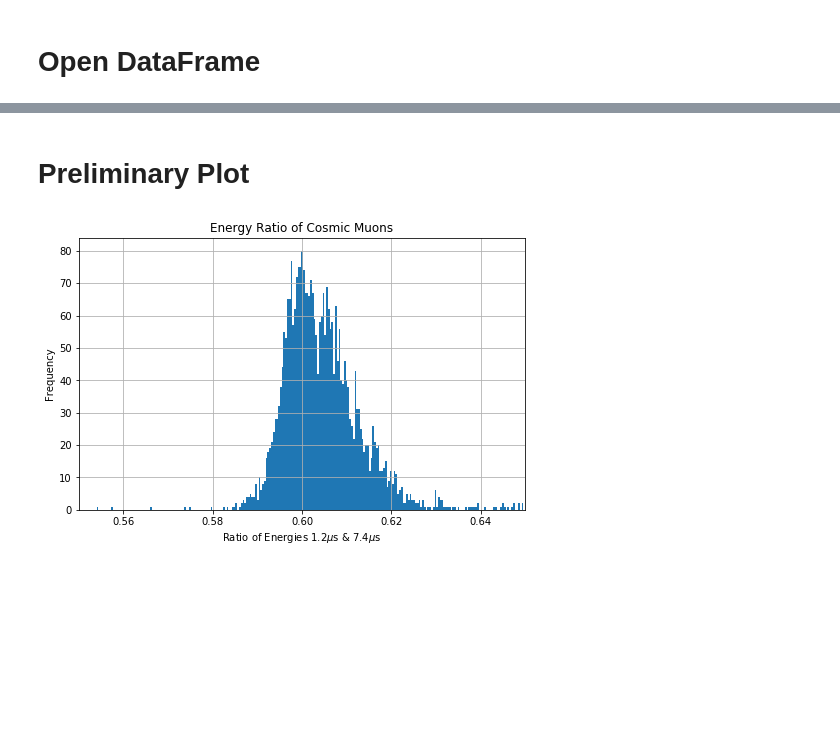
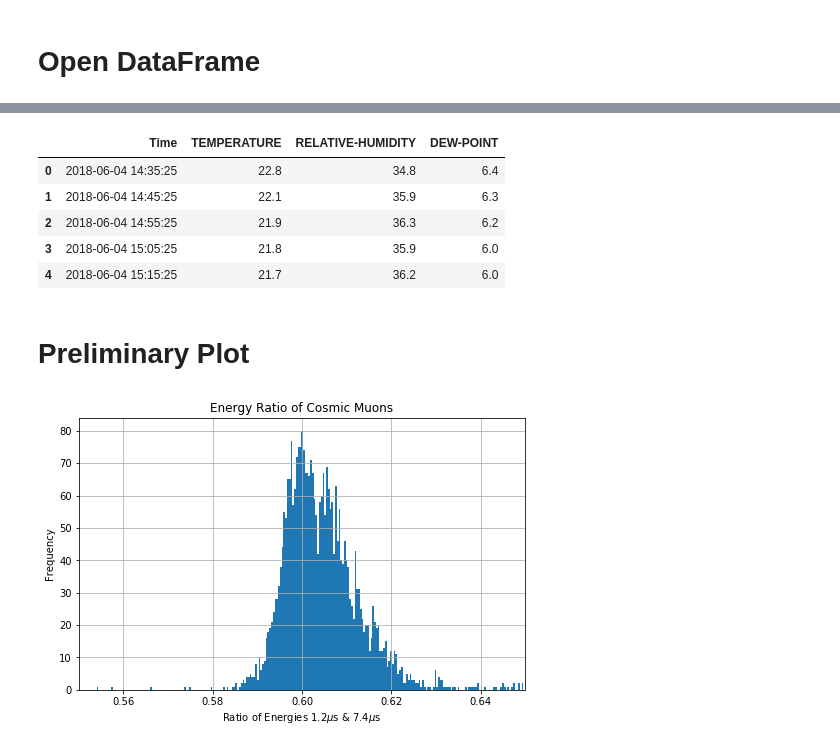
Before and after one commit to lukepolson/School, a Jupyter notebook: Phys 499/Pulse_Plotter.ipynb, the cells around one changed output, grey strips where cells are left out. Cells and saved outputs as stored; diff of their text form; code cells hidden in the pictures; blank space fills up the shorter version.

```diff
--- a/Phys 499/Pulse_Plotter.ipynb
+++ b/Phys 499/Pulse_Plotter.ipynb
@@ -21,3 +34,12 @@ df.head()
+# %%
+temps.head()
+# %% [output]
+|  | Time | TEMPERATURE | RELATIVE-HUMIDITY | DEW-POINT |
+| 0 | 2018-06-04 14:35:25 | 22.8 | 34.8 | 6.4 |
+| 1 | 2018-06-04 14:45:25 | 22.1 | 35.9 | 6.3 |
+| 2 | 2018-06-04 14:55:25 | 21.9 | 36.3 | 6.2 |
+| 3 | 2018-06-04 15:05:25 | 21.8 | 35.9 | 6.0 |
+| 4 | 2018-06-04 15:15:25 | 21.7 | 36.2 | 6.0 |
 # %% [markdown]
 # Preliminary Plot
 # %%
```
Also changed, not shown: parts of 7 cells of this notebook, 13 other files.
